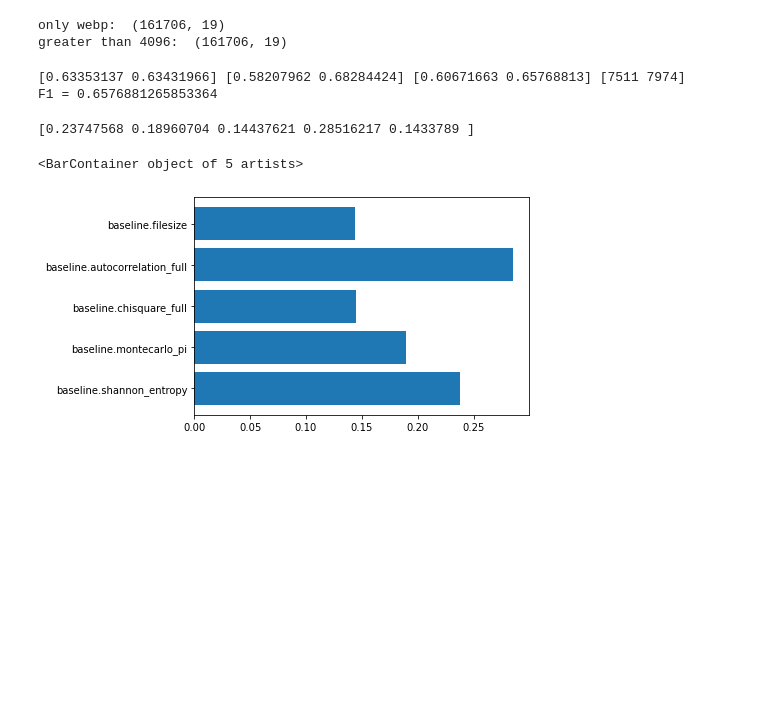
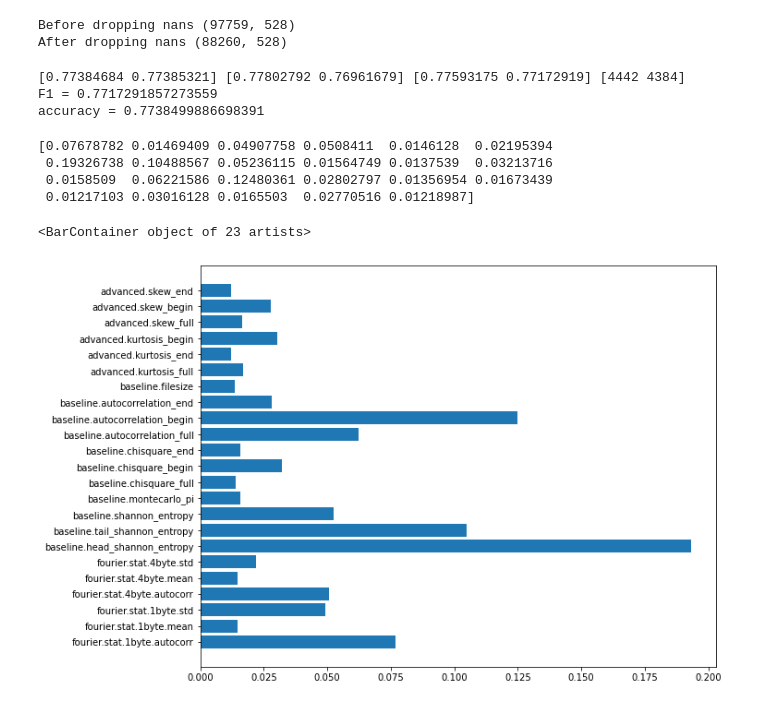
Before and after one commit to bhattacharjee/RansomFoRRT, a Jupyter notebook: iteration_1.2/Iteration-1.2-Baseline-Fourier.ipynb, the cells around one changed output. Drawn from its saved outputs; the diff is of its cells as text; code cells hidden in the pictures; blank space fills up the shorter version.

```diff
--- a/iteration_1.2/Iteration-1.2-Baseline-Fourier.ipynb
+++ b/iteration_1.2/Iteration-1.2-Baseline-Fourier.ipynb
@@ -21,10 +22,16 @@ PLAINTEXT_DIRECTORY = "data/govdocs_plaintext"
 # %%
 def load_data(directory):
     dataframes = list()
-    for f in glob.glob(f"{directory}/**.parquet.gzip"):
-        df = pd.read_parquet(f)
+    for f in glob.glob(f"{directory}/**.csv.gz"):
+        if os.path.exists("temp.csv"):
+            os.remove("temp.csv")
+        if os.path.exists("temp.csv.gz"):
+            os.remove("temp.csv")
+        os.system(f"cp {f} temp.csv.gz")
+        os.system(f"gunzip temp.csv.gz")
+        df = pd.read_csv("temp.csv")
         dataframes.append(df)
-    return pd.concat(dataframes)
+    return pd.concat(dataframes).copy()
 
 df_plaintext = load_data(PLAINTEXT_DIRECTORY)
 df_plaintext["is_encrypted"] = 0
@@ -33,41 +40,50 @@ df_encrypted["is_encrypted"] = 1
 
 master_df = pd.concat([df_plaintext, df_encrypted])
 
-# Filter out only webp
-# master_df = master_df[master_df['extended.extension'] != '.webp']
-print("only webp: ", master_df.shape)
-
-# Filter out files which are larger than 4k
-#master_df = master_df[master_df['baseline.filesize'] > 4096]
-print("greater than 4096: ", master_df.shape)
-
 # Shuffle
 master_df = master_df.sample(frac=1).reset_index(drop=True)
 
+# Filter out only webp
+master_df = master_df[master_df['extended.extension'] != '.webp']
+#print("only webp: ", master_df.shape)
+
+# Filter out files which are larger than 4k
+master_df = master_df[master_df['baseline.filesize'] > 512]
+#print("greater than 4096: ", master_df.shape)
+
+# The dataframe may be fragmented, so we create a copy here
+master_df = master_df.copy()
+
+print("Before dropping nans", master_df.shape)
 # fill Nan with 0
 master_df['baseline.chisquare_end'] = master_df['baseline.chisquare_end'].fillna(0.0)
 master_df.dropna(inplace=True)
+print("After dropping nans", master_df.shape)
 # %% [output]
-only webp:  (161706, 19)
-greater than 4096:  (161706, 19)
+Before dropping nans (97759, 528)
+After dropping nans (88260, 528)
 # %%
+columns_to_consider = []
 #columns_to_consider = [c for c in master_df.columns]
 #columns_to_consider = [c for c in master_df.columns if c.startswith("baseline")]
 #columns_to_consider.append('is_encrypted')
-columns_to_consider = [c for c in master_df.columns if c != 'extended.extension']
+#columns_to_consider = [c for c in master_df.columns if c != 'extended.extension']
+columns_to_consider += [c for c in master_df.columns if c.startswith("fourier.stat")]
+columns_to_consider += [c for c in master_df.columns if c.startswith('baseline')]
+columns_to_consider += [c for c in master_df.columns if "kurtosis" in c or "skew" in c]
+columns_to_consider.append('is_encrypted')
 
 
 interesting_df = master_df[columns_to_consider]
 
-X = interesting_df[[c for c in interesting_df.columns if c.startswith('baseline')]]
 X = interesting_df[[c for c in interesting_df.columns if c != 'is_encrypted']]
 X = X[[c for c in X.columns if c != 'is_encrypted']]
 
 # get rid of tail and head metrics
-X = X[[c for c in X.columns if "begin" not in c and "head" not in c]]
-X = X[[c for c in X.columns if "tail" not in c and "end" not in c]]
+#X = X[[c for c in X.columns if "begin" not in c and "head" not in c]]
+#X = X[[c for c in X.columns if "tail" not in c and "end" not in c]]
 
-X = X[[c for c in X.columns if "kurtosis" not in c and "skew" not in c]]
+#X = X[[c for c in X.columns if "kurtosis" not in c and "skew" not in c]]
 
 y = interesting_df['is_encrypted']
 X_train, X_test, y_train, y_test = train_test_split(X, y, test_size=0.10, random_state=42)
@@ -81,16 +97,22 @@ y_pred = pipeline.predict(X_test)
 precision, recall, fscore, support = precision_recall_fscore_support(y_test, y_pred)
 print(precision, recall, fscore, support)
 print(f"F1 = {f1_score(y_test, y_pred)}")
+print(f"accuracy = {accuracy_score(y_test, y_pred)}")
 # %% [output]
-[0.63353137 0.63431966] [0.58207962 0.68284424] [0.60671663 0.65768813] [7511 7974]
-F1 = 0.6576881265853364
+[0.77384684 0.77385321] [0.77802792 0.76961679] [0.77593175 0.77172919] [4442 4384]
+F1 = 0.7717291857273559
+accuracy = 0.7738499886698391
 # %%
 #df1 = master_df[X_train.isna().any(axis=1)]
 #print(df1)
 #print(X_train.describe().T)
+plt.rcParams["figure.figsize"] = (10, 8)
 print(rfc.feature_importances_)
 plt.barh(X_train.columns, rfc.feature_importances_)
 # %% [output]
-[0.23747568 0.18960704 0.14437621 0.28516217 0.1433789 ]
+[0.07678782 0.01469409 0.04907758 0.0508411  0.0146128  0.02195394
+ 0.19326738 0.10488567 0.05236115 0.01564749 0.0137539  0.03213716
+ 0.0158509  0.06221586 0.12480361 0.02802797 0.01356954 0.01673439
+ 0.01217103 0.03016128 0.0165503  0.02770516 0.01218987]
-<BarContainer object of 5 artists>
+<BarContainer object of 23 artists>
-[figure, old version]
+[figure, new version]
```
Also changed, not shown: parts of 1 cell of this notebook.
